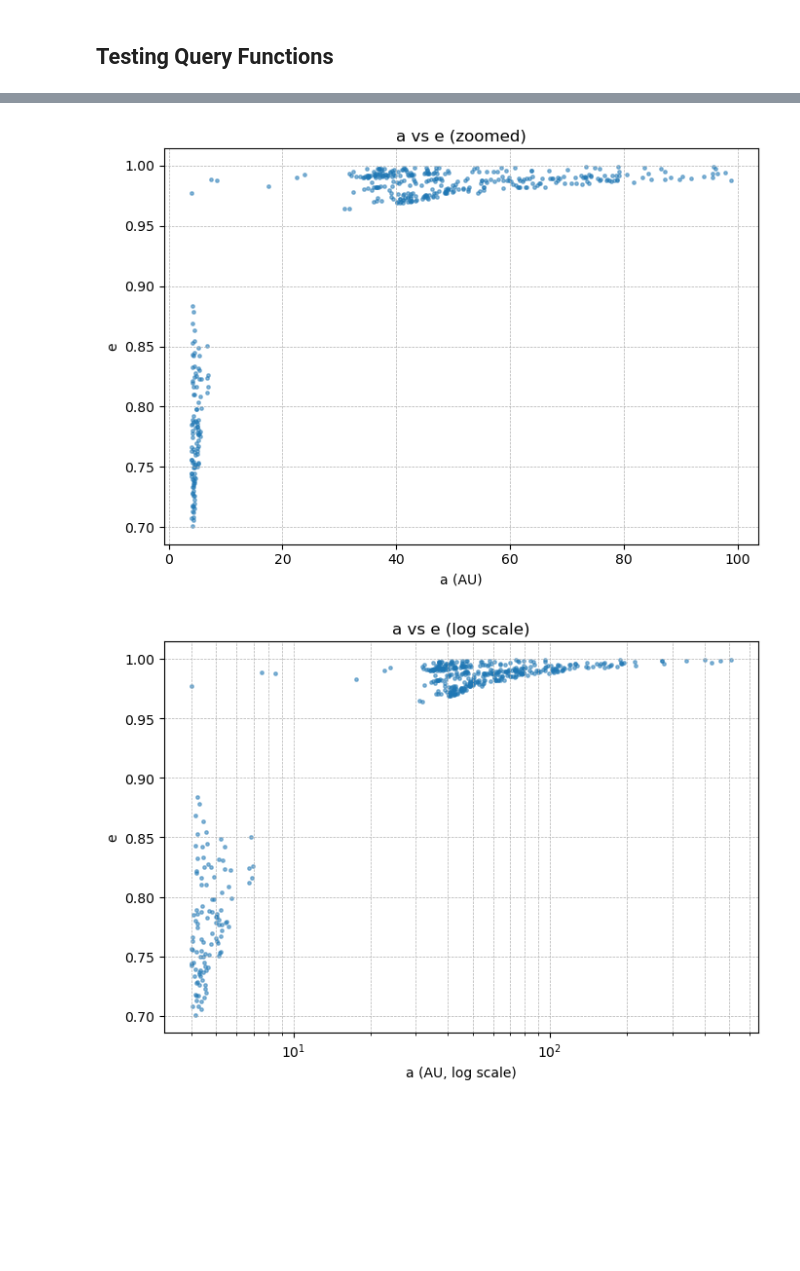
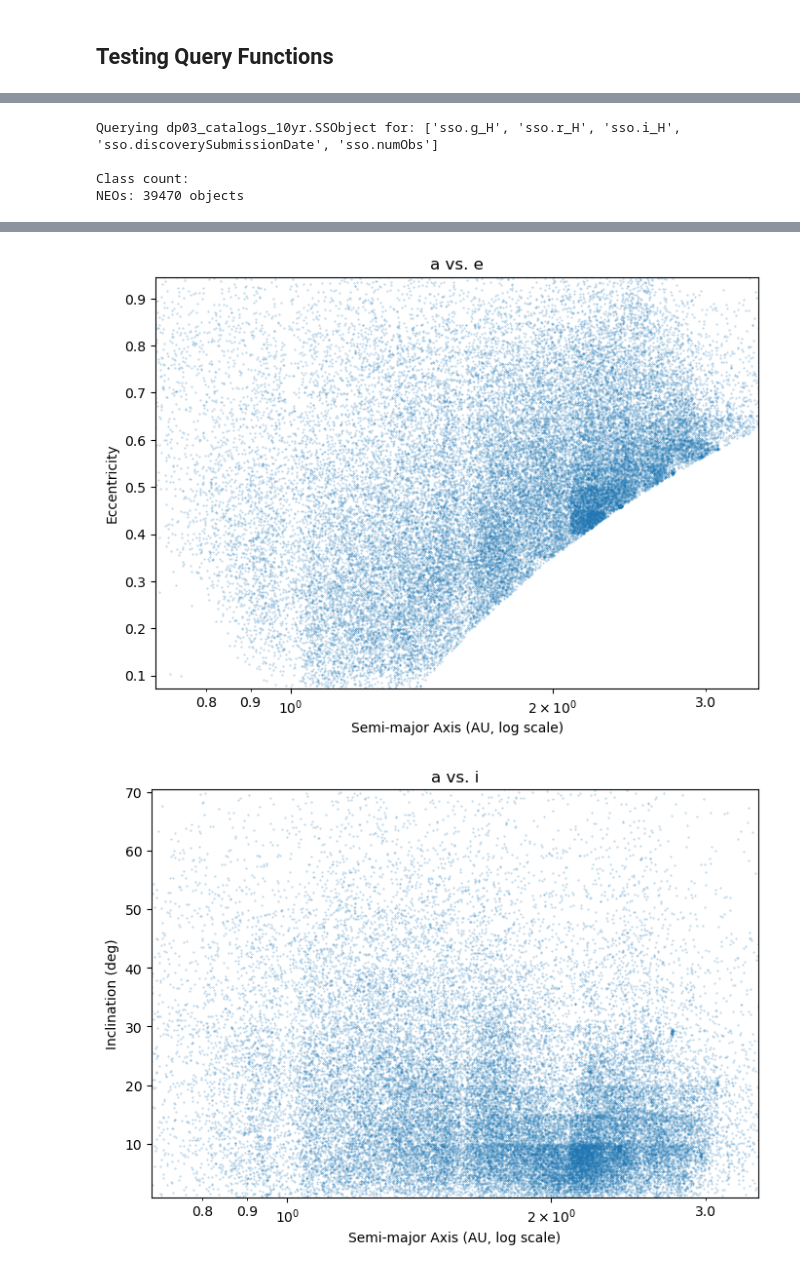
Before and after one commit to lsst-sssc/rsp_queries, a Jupyter notebook: sso_query/tests.ipynb, the cells around one changed output, grey strips where cells are left out. Drawn from its saved outputs; the diff is of its cells as text; code cells hidden in the pictures; blank space fills up the shorter version.

```diff
--- a/sso_query/tests.ipynb
+++ b/sso_query/tests.ipynb
@@ -52,3 +58,10 @@ NEOs: 3049 objects
+# %%
+neos_with_SSObject = run_query(catalog='dp03_catalogs_10yr', class_name='NEOs', join_SSObject=True, count_classes=True)
+# %% [output]
+Querying dp03_catalogs_10yr.SSObject for: ['sso.g_H', 'sso.r_H', 'sso.i_H', 'sso.discoverySubmissionDate', 'sso.numObs']
+
+Class count:
+NEOs: 39470 objects
 # %%
-test_results = run_query('NEOs', join_SSObject=True, count_classes=True, show_table=True, show_plots=True, return_astropy=False, verbose=True)
+plots(neos_with_SSObject)
 # %% [output]
@@ -89,2 +68,2 @@ NEOs: 492 objects
-[figure, old version]
+[figure, new version]
-[figure, old version]
+[figure, new version]
```
Also changed, not shown: parts of 22 cells of this notebook, 2 other files.
